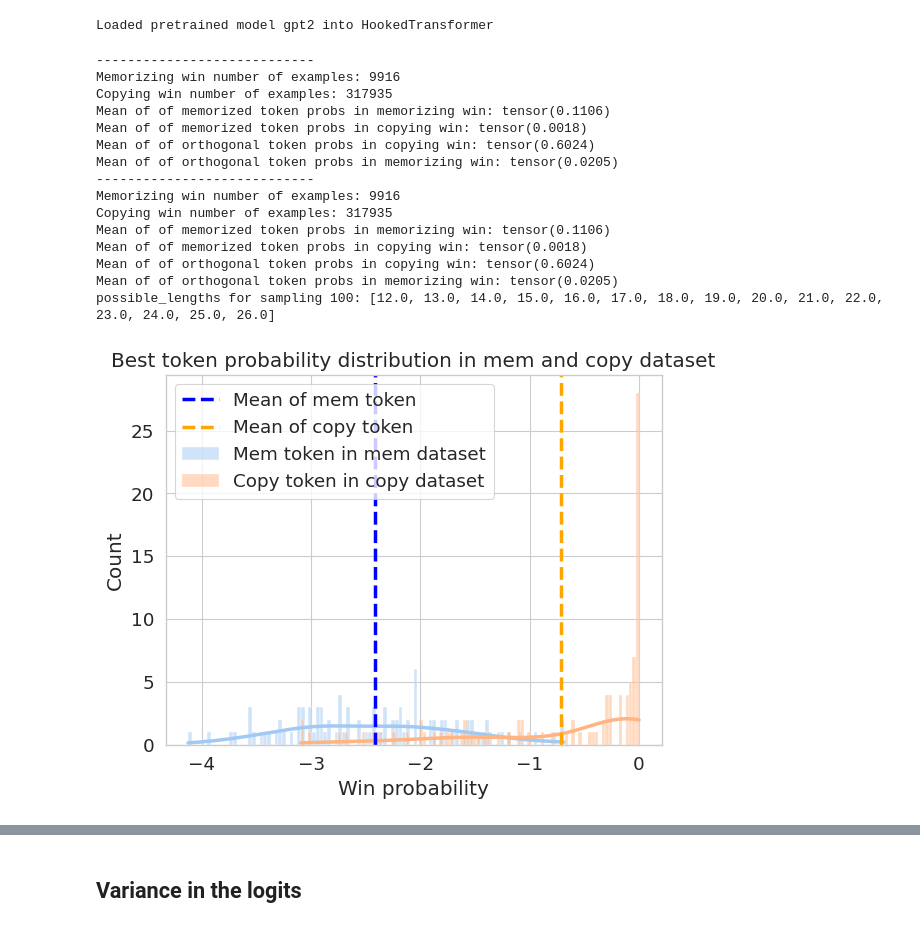
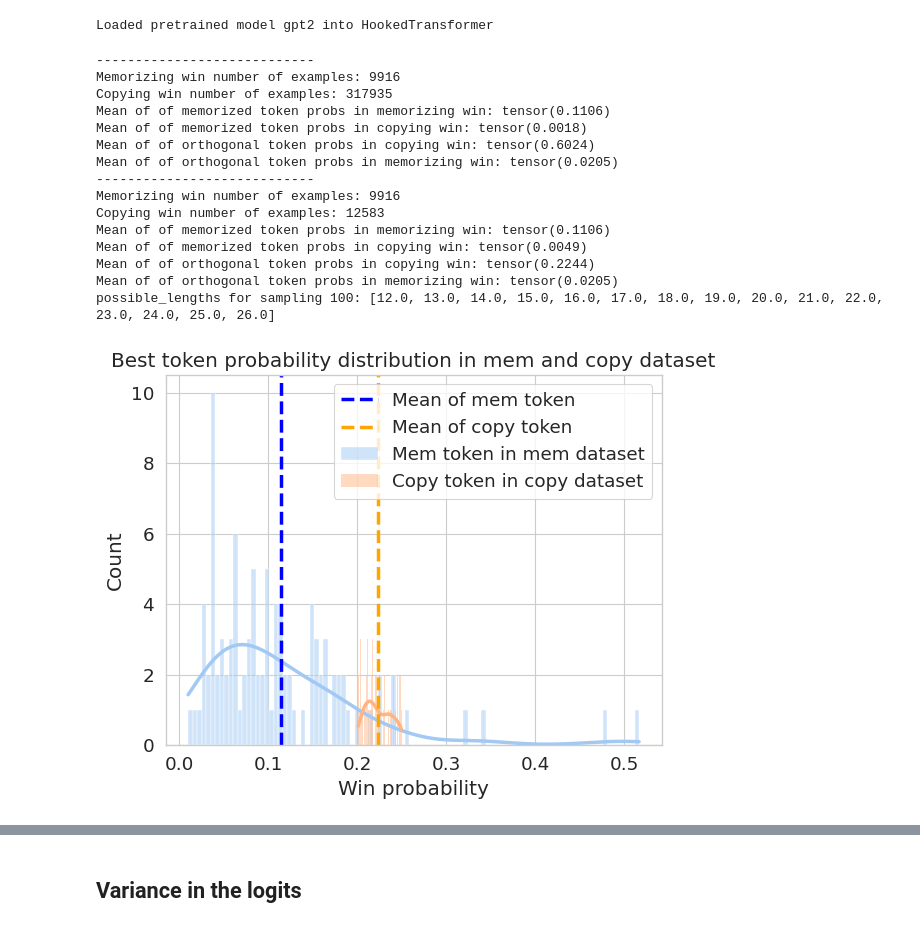
Before and after one commit to francescortu/comp-mech, a Jupyter notebook: notebooks/investigate_variance.ipynb, the cells around one changed output, grey strips where cells are left out. Drawn from its saved outputs; the diff is of its cells as text; code cells hidden in the pictures.

```diff
--- a/notebooks/investigate_variance.ipynb
+++ b/notebooks/investigate_variance.ipynb
@@ -31,10 +29,11 @@ model = WrapHookedTransformer.from_pretrained("gpt2")
 Using pad_token, but it is not set yet.
 Loaded pretrained model gpt2 into HookedTransformer
 # %%
+dataset = Dataset("../data/dataset_gpt2.json")
 dataset.print_statistics()
-# dataset.filter(filter_value=0.23)
+dataset.filter(filter_key = "cp", filter_interval=(0.2,0.25))
 dataset.print_statistics()
-dataset.random_sample(100, 16)
+dataset.random_sample(100, 15)
 # %% [output]
 ----------------------------
 Memorizing win number of examples: 9916
@@ -45,33 +44,33 @@ Mean of of orthogonal token probs in copying win: tensor(0.6024)
 Mean of of orthogonal token probs in memorizing win: tensor(0.0205)
 ----------------------------
 Memorizing win number of examples: 9916
-Copying win number of examples: 317935
+Copying win number of examples: 12583
 Mean of of memorized token probs in memorizing win: tensor(0.1106)
-Mean of of memorized token probs in copying win: tensor(0.0018)
-Mean of of orthogonal token probs in copying win: tensor(0.6024)
+Mean of of memorized token probs in copying win: tensor(0.0049)
+Mean of of orthogonal token probs in copying win: tensor(0.2244)
 Mean of of orthogonal token probs in memorizing win: tensor(0.0205)
 possible_lengths for sampling 100: [12.0, 13.0, 14.0, 15.0, 16.0, 17.0, 18.0, 19.0, 20.0, 21.0, 22.0, 23.0, 24.0, 25.0, 26.0]
 # %%
-target_win_prob = [math.log(d["target_probs"]) for d in dataset.pos_dataset]
-orthogonal_win_prob = [ math.log(d["orthogonal_probs"]) for d in dataset.neg_dataset]
+target_win_prob = [d["target_probs"] for d in dataset.pos_dataset]
+orthogonal_win_prob = [d["orthogonal_probs"] for d in dataset.neg_dataset]
 
 # Plot
 sns.set_style("whitegrid")
 sns.set_palette("pastel")
 sns.set_context("paper", font_scale=1.5, rc={"lines.linewidth": 2.5})
 sns.histplot(target_win_prob, bins=100, label="Mem token in mem dataset", kde=True)
 sns.histplot(orthogonal_win_prob, bins=100, label="Copy token in copy dataset", kde=True)
 #plot mean of target_win_prob
 plt.axvline(x=sum(target_win_prob)/len(target_win_prob), color="blue", linestyle="--", label="Mean of mem token")
 #plot mean of orthogonal_win_prob
 plt.axvline(x=sum(orthogonal_win_prob)/len(orthogonal_win_prob), color="orange", linestyle="--", label="Mean of copy token")
 plt.xlabel("Win probability")
 plt.ylabel("Count")
 plt.legend()
 plt.title("Best token probability distribution in mem and copy dataset")
 plt.show()
 # %% [output]
-[figure, old version]
+[figure, new version]
 # %%
 
 target_win_prob_orthogonal = [ math.log(d["orthogonal_probs"]) for d in dataset.pos_dataset]
```
Also changed, not shown: parts of 24 cells of this notebook, 2 other files.
